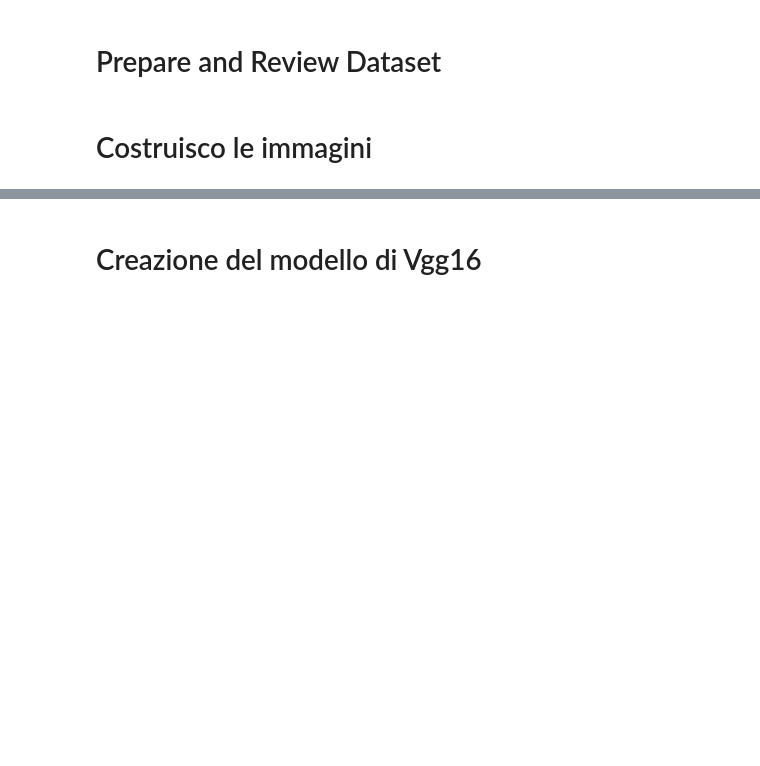
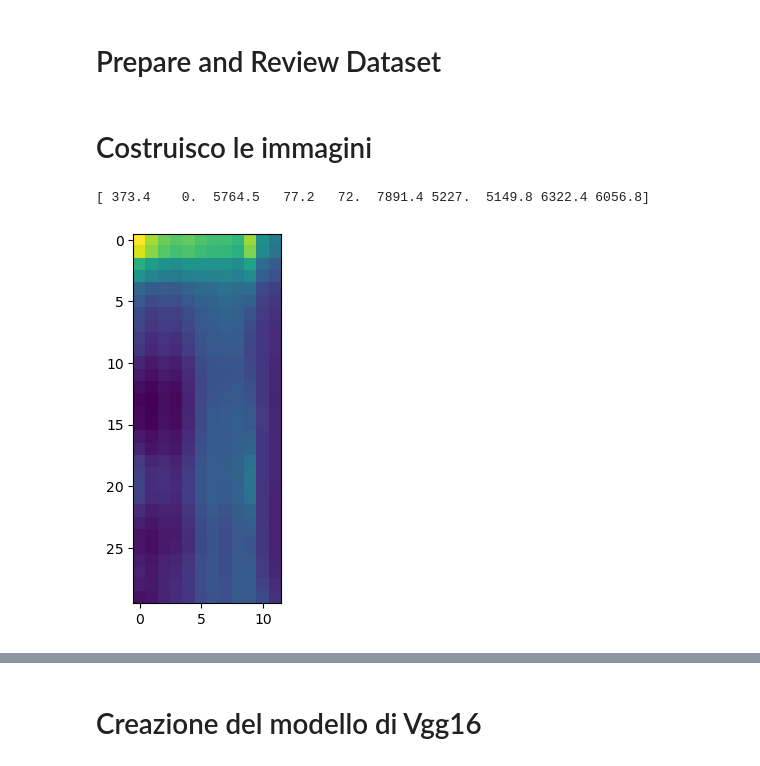
Before and after one commit to Simone-Scalella/AgriVision2022, a Jupyter notebook: vgg16Test.ipynb, the cells around one changed output, grey strips where cells are left out. Drawn from its saved outputs; the diff is of its cells as text; code cells hidden in the pictures; blank space fills up the shorter version.

```diff
--- a/vgg16Test.ipynb
+++ b/vgg16Test.ipynb
@@ -26,14 +27,42 @@ with open('AllPixelBand3.pickle', 'rb') as handle:
     allPixel3 = pickle.load(handle)
 # %% [markdown]
 # Costruisco le immagini
-# %%
-max = allPixel3.max()
-min = allPixel3.min()
-dir = []
-
-for a in range(0,newResa3.shape[0]):
-    I8 = (((allPixel3[a,:,:] - min) / (max - min)) * 255.9).astype(np.uint8)
-    img = Image.fromarray(I8)
-    img.save("dataset\\train\\testTrain\\"+str(a)+'.tiff')
-    dir.append("dataset\\train\\testTrain\\"+str(a)+'.tiff')
+# %%
+# Test and Train path
+train_path = "dataset\\train\\"
+test_path = "dataset\\test\\"
+
+max = allPixel3.max()
+min = allPixel3.min()
+training_set = []
+test_set = []
+choice = np.random.choice(range(allPixel3.shape[0]), size=(790,), replace=False)
+ind = np.zeros(allPixel3.shape[0], dtype=bool)
+ind[choice] = True
+rest = ~ind
+training_setX = allPixel3[ind,:,:]
+training_setY = newResa3[ind]
+training_setX = np.array(training_setX)
+training_setY = np.array(training_setY)
+
+test_setX = allPixel3[rest,:,:]
+test_setY = newResa3[rest]
+test_setX = np.array(test_setX)
+test_setY = np.array(test_setY)
+
+print(training_setY[10:20])
+plt.imshow(np.transpose(training_setX[0,:,:]))
+
+#Train Set
+for a in range(0,training_setX.shape[0]):
+    img = Image.fromarray(training_setX[a,:,:])
+    img.save(train_path+str(a)+'.tiff')
+
+#Test Set
+for a in range(0,test_setX.shape[0]):
+    img = Image.fromarray(test_setX[a,:,:])
+    img.save(test_path+str(a)+'.tiff')
+# %% [output]
+[ 373.4    0.  5764.5   77.2   72.  7891.4 5227.  5149.8 6322.4 6056.8]
+[figure, added]
 # %%
```
Also changed, not shown: parts of 18 cells of this notebook.
